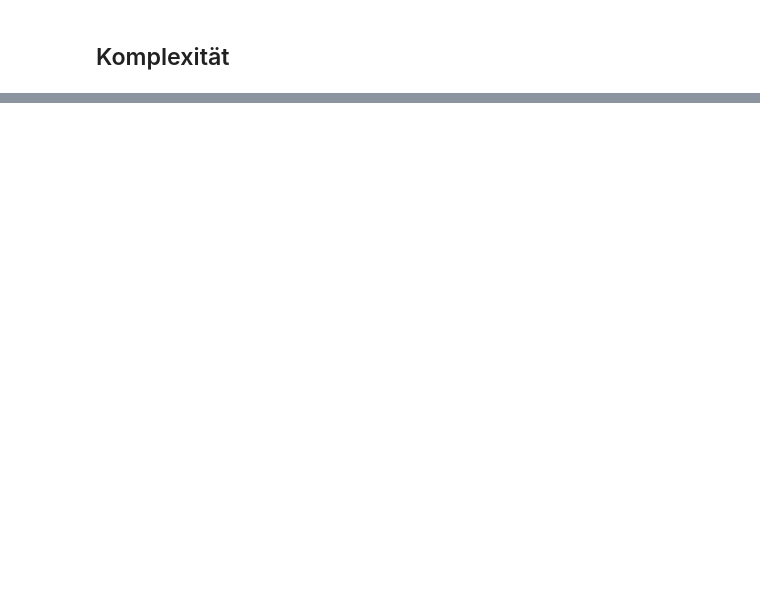
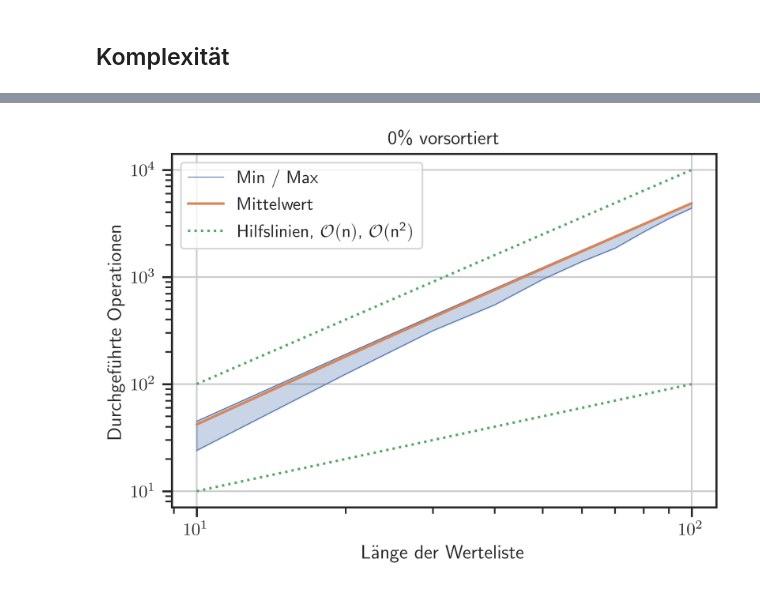
Before and after one commit to lu-kas/Vorlesung_Ingenieurinformatik, a Jupyter notebook: Content/Script/01_computer/022_eigenschaften.ipynb, the cells around one changed output, grey strips where cells are left out. Saved outputs shown, nothing was run; the diff lists cells and outputs as text; code cells hidden in the pictures; blank space fills up the shorter version.

```diff
--- a/Content/Script/01_computer/022_eigenschaften.ipynb
+++ b/Content/Script/01_computer/022_eigenschaften.ipynb
@@ -167,0 +246,2 @@ plot_sorting(res1, 'bubble_p095')
+# %%
+res2 = analyse_sorting(sort_bubble, non_rand_p = 0.0, reps = 10000)
@@ -167,0 +259,4 @@ plot_sorting(res1, 'bubble_p095')
+# %%
+plot_sorting(res2, 'sort_bubble_p000', title='0\% vorsortiert')
+# %% [output]
+[figure, added]
```
Also changed, not shown: parts of 21 cells of this notebook, 13 other files.
